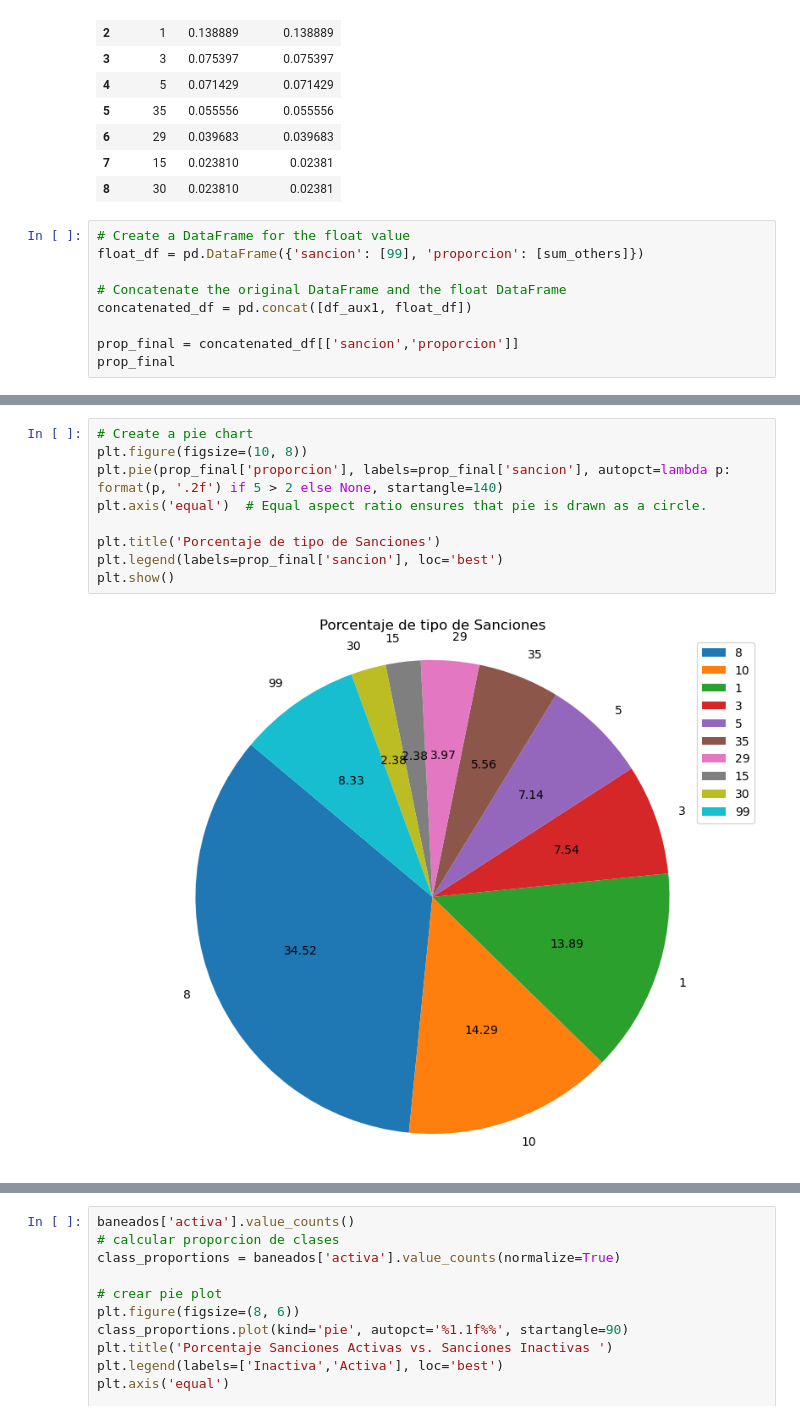
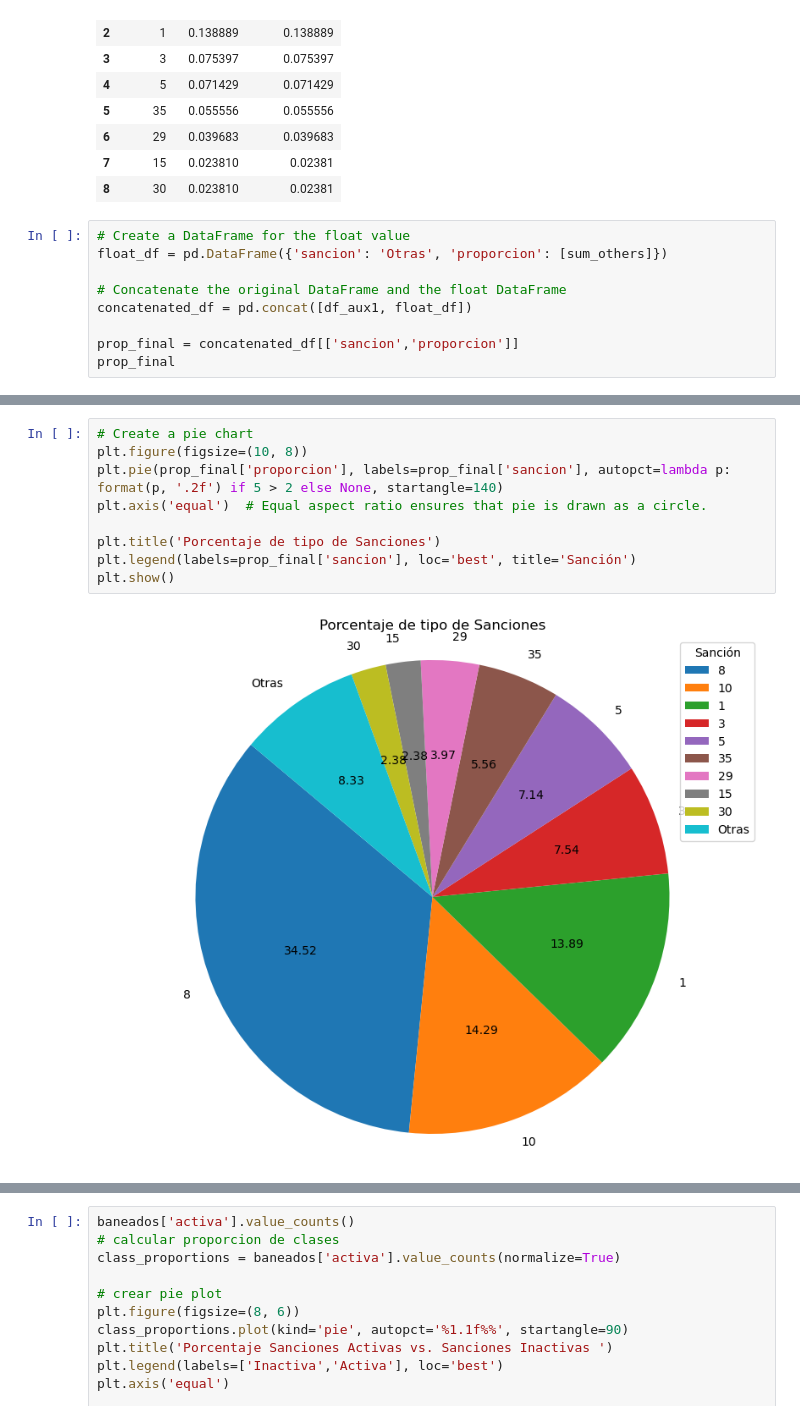
Before and after one commit to dfosorio111/tech_skills, a Jupyter notebook: visualization/data_analytics_AgenteSalas .ipynb, the cells around one changed output, grey strips where cells are left out. Saved outputs shown, nothing was run; the diff lists cells and outputs as text.

Commit message:
data_analytics1

```diff
--- a/visualization/data_analytics_AgenteSalas .ipynb
+++ b/visualization/data_analytics_AgenteSalas .ipynb
@@ -503,7 +493,7 @@ df_aux1
 | 8 | 30 | 0.023810 | 0.02381 |
 # %%
 # Create a DataFrame for the float value
-float_df = pd.DataFrame({'sancion': [99], 'proporcion': [sum_others]})
+float_df = pd.DataFrame({'sancion': 'Otras', 'proporcion': [sum_others]})
 
 # Concatenate the original DataFrame and the float DataFrame
 concatenated_df = pd.concat([df_aux1, float_df])
@@ -525,12 +515,12 @@ prop_final
 # %%
 # Create a pie chart
 plt.figure(figsize=(10, 8))
 plt.pie(prop_final['proporcion'], labels=prop_final['sancion'], autopct=lambda p: format(p, '.2f') if 5 > 2 else None, startangle=140)
 plt.axis('equal')  # Equal aspect ratio ensures that pie is drawn as a circle.
 
 plt.title('Porcentaje de tipo de Sanciones')
-plt.legend(labels=prop_final['sancion'], loc='best')
+plt.legend(labels=prop_final['sancion'], loc='best', title='Sanción')
 plt.show()
 # %% [output]
-[figure, old version]
+[figure, new version]
 # %% [markdown]
```
Also changed, not shown: parts of 27 cells of this notebook, 1 other file.
